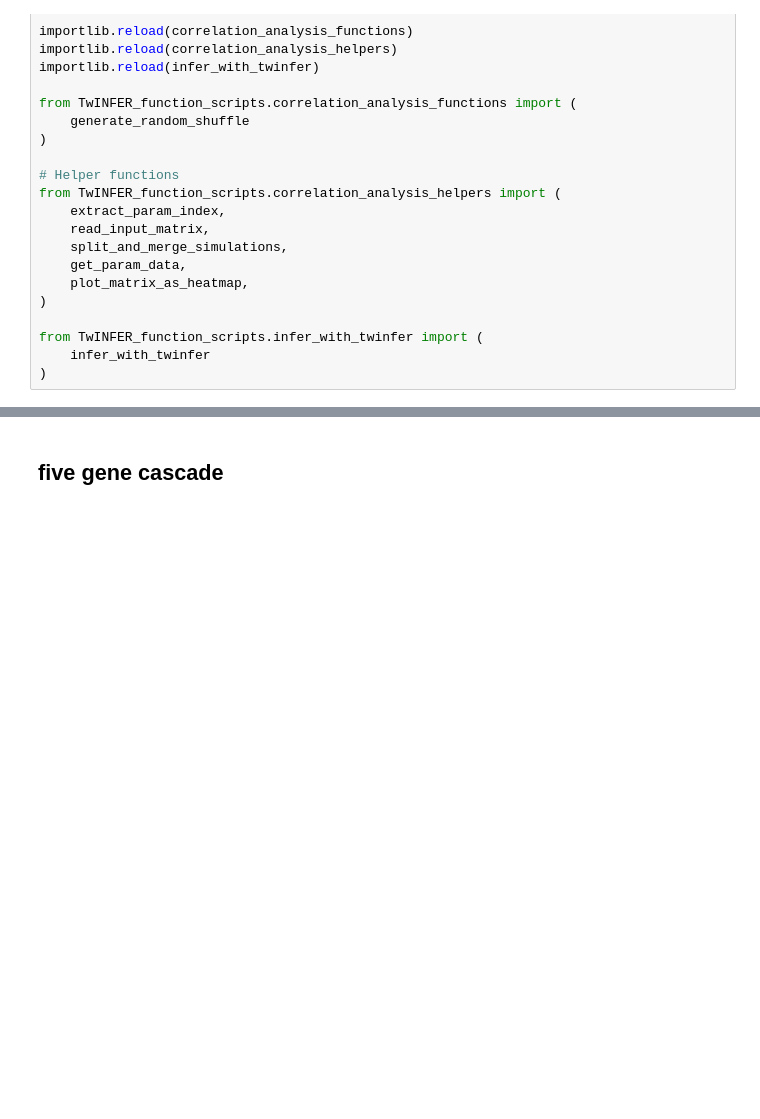
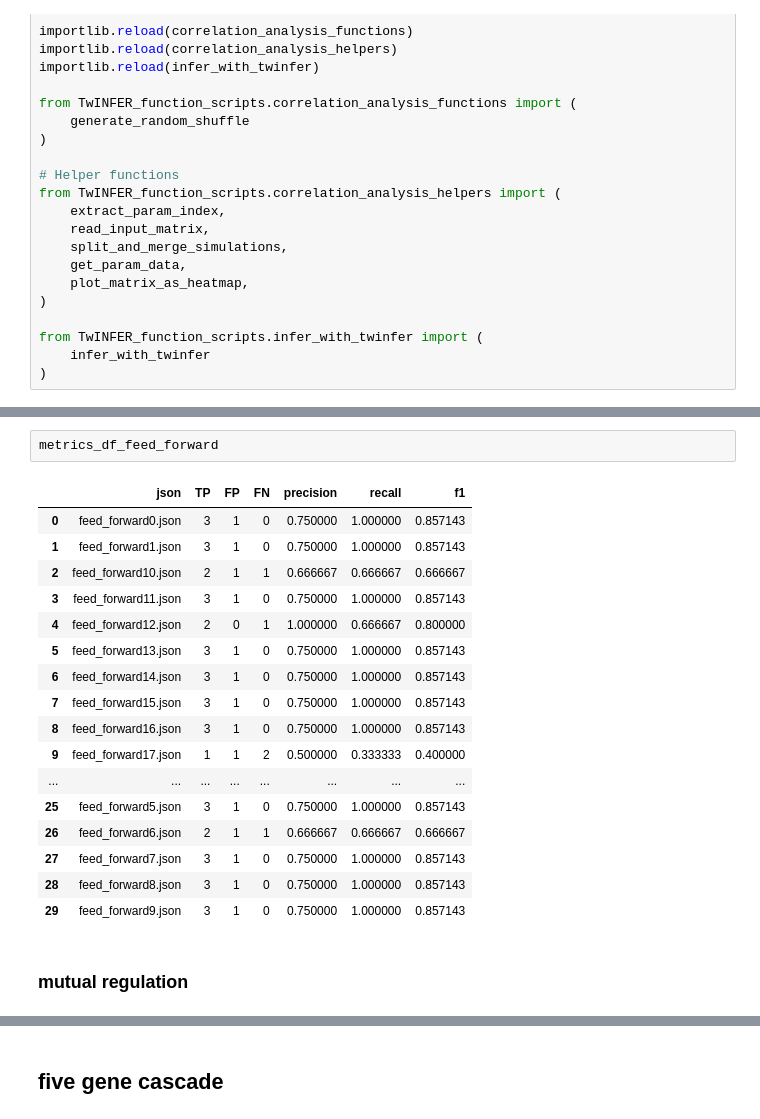
Before and after one commit to GoyalLab/TwINFER, a Jupyter notebook: scripts_analyse_figure_data/figure_4_f_score.ipynb, the cells around one changed output, grey strips where cells are left out. Drawn from its saved outputs; the diff is of its cells as text; blank space fills up the shorter version.

```diff
--- a/scripts_analyse_figure_data/figure_4_f_score.ipynb
+++ b/scripts_analyse_figure_data/figure_4_f_score.ipynb
@@ -87,0 +840,22 @@ from TwINFER_function_scripts.infer_with_twinfer import (
+# %%
+metrics_df_feed_forward
+# %% [output]
+|  | json | TP | FP | FN | precision | recall | f1 |
+| 0 | feed_forward0.json | 3 | 1 | 0 | 0.750000 | 1.000000 | 0.857143 |
+| 1 | feed_forward1.json | 3 | 1 | 0 | 0.750000 | 1.000000 | 0.857143 |
+| 2 | feed_forward10.json | 2 | 1 | 1 | 0.666667 | 0.666667 | 0.666667 |
+| 3 | feed_forward11.json | 3 | 1 | 0 | 0.750000 | 1.000000 | 0.857143 |
+| 4 | feed_forward12.json | 2 | 0 | 1 | 1.000000 | 0.666667 | 0.800000 |
+| 5 | feed_forward13.json | 3 | 1 | 0 | 0.750000 | 1.000000 | 0.857143 |
+| 6 | feed_forward14.json | 3 | 1 | 0 | 0.750000 | 1.000000 | 0.857143 |
+| 7 | feed_forward15.json | 3 | 1 | 0 | 0.750000 | 1.000000 | 0.857143 |
+| 8 | feed_forward16.json | 3 | 1 | 0 | 0.750000 | 1.000000 | 0.857143 |
+| 9 | feed_forward17.json | 1 | 1 | 2 | 0.500000 | 0.333333 | 0.400000 |
+| ... | ... | ... | ... | ... | ... | ... | ... |
+| 25 | feed_forward5.json | 3 | 1 | 0 | 0.750000 | 1.000000 | 0.857143 |
+| 26 | feed_forward6.json | 2 | 1 | 1 | 0.666667 | 0.666667 | 0.666667 |
+| 27 | feed_forward7.json | 3 | 1 | 0 | 0.750000 | 1.000000 | 0.857143 |
+| 28 | feed_forward8.json | 3 | 1 | 0 | 0.750000 | 1.000000 | 0.857143 |
+| 29 | feed_forward9.json | 3 | 1 | 0 | 0.750000 | 1.000000 | 0.857143 |
+# %% [markdown]
+### mutual regulation
```
Also changed, not shown: parts of 32 cells of this notebook, 13 other files.
